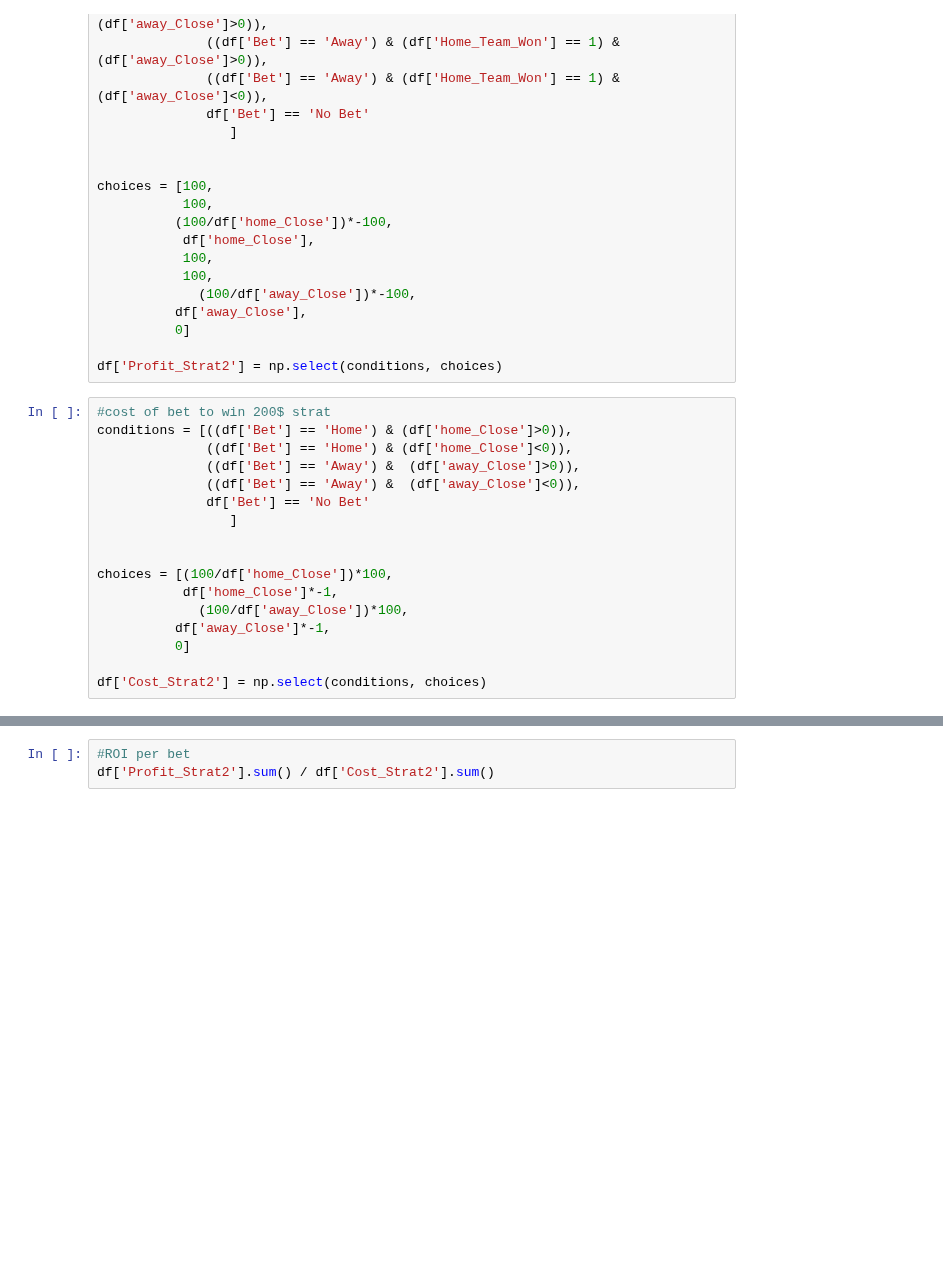
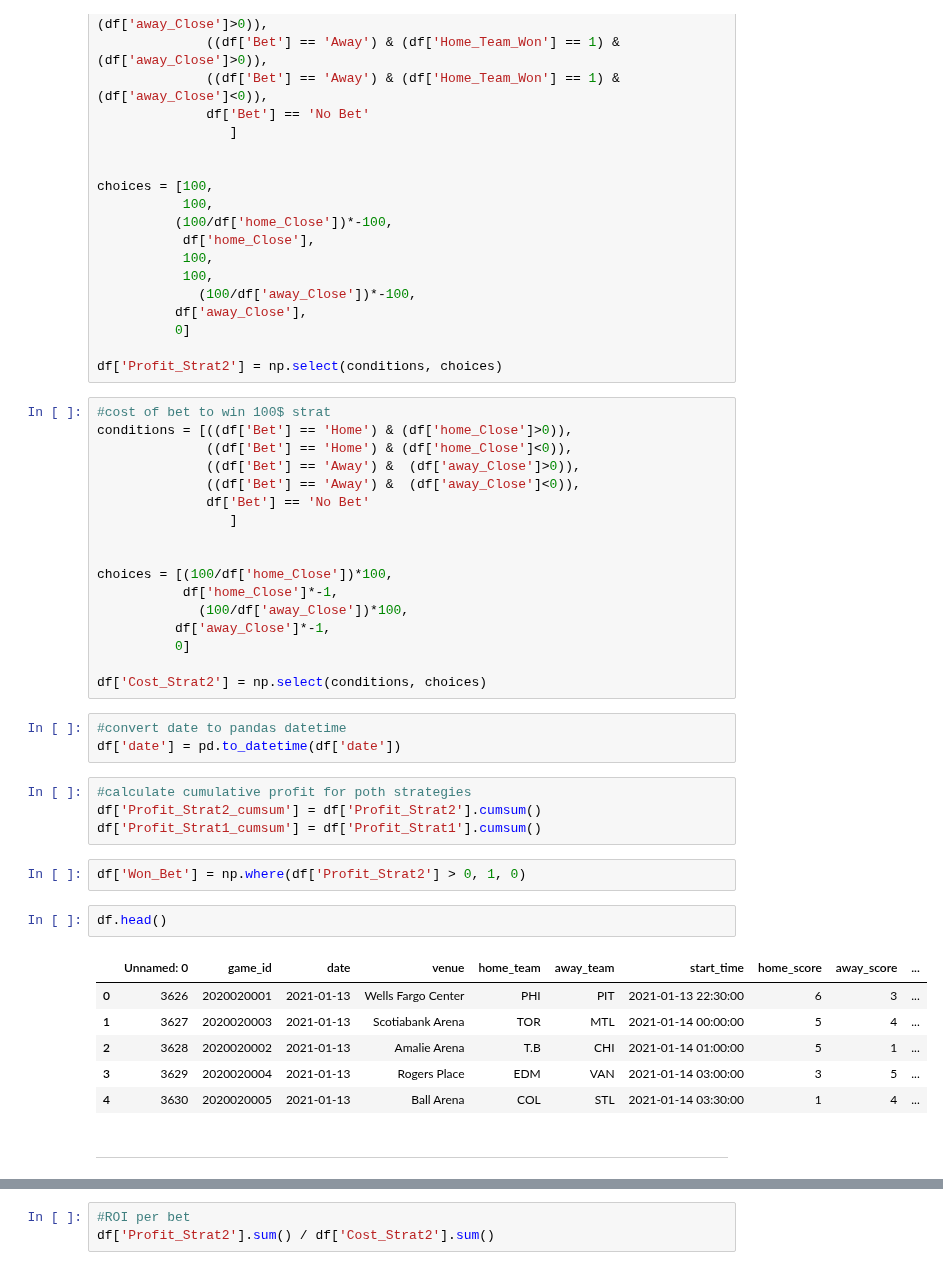
Before and after one commit to gschwaeb/NHL_Game_Prediction, a Jupyter notebook: Comparison Against Book Lines.ipynb, the cells around one changed output, grey strips where cells are left out. Drawn from its saved outputs; the diff is of its cells as text; blank space fills up the shorter version.

```diff
--- a/Comparison Against Book Lines.ipynb
+++ b/Comparison Against Book Lines.ipynb
@@ -222,7 +177,7 @@ choices = [100,
 
 df['Profit_Strat2'] = np.select(conditions, choices)
 # %%
-#cost of bet to win 200$ strat
+#cost of bet to win 100$ strat
 conditions = [((df['Bet'] == 'Home') & (df['home_Close']>0)),
               ((df['Bet'] == 'Home') & (df['home_Close']<0)),
               ((df['Bet'] == 'Away') &  (df['away_Close']>0)),
@@ -238,3 +193,23 @@ choices = [(100/df['home_Close'])*100,
           0]
 
 df['Cost_Strat2'] = np.select(conditions, choices)
+# %%
+#convert date to pandas datetime
+df['date'] = pd.to_datetime(df['date'])
+# %%
+#calculate cumulative profit for poth strategies
+df['Profit_Strat2_cumsum'] = df['Profit_Strat2'].cumsum()
+df['Profit_Strat1_cumsum'] = df['Profit_Strat1'].cumsum()
+# %%
+df['Won_Bet'] = np.where(df['Profit_Strat2'] > 0, 1, 0)
+# %%
+df.head()
+# %% [output]
+|  | Unnamed: 0 | game_id | date | venue | home_team | away_team | start_time | home_score | away_score | ... |
+| 0 | 3626 | 2020020001 | 2021-01-13 | Wells Fargo Center | PHI | PIT | 2021-01-13 22:30:00 | 6 | 3 | ... |
+| 1 | 3627 | 2020020003 | 2021-01-13 | Scotiabank Arena | TOR | MTL | 2021-01-14 00:00:00 | 5 | 4 | ... |
+| 2 | 3628 | 2020020002 | 2021-01-13 | Amalie Arena | T.B | CHI | 2021-01-14 01:00:00 | 5 | 1 | ... |
+| 3 | 3629 | 2020020004 | 2021-01-13 | Rogers Place | EDM | VAN | 2021-01-14 03:00:00 | 3 | 5 | ... |
+| 4 | 3630 | 2020020005 | 2021-01-13 | Ball Arena | COL | STL | 2021-01-14 03:30:00 | 1 | 4 | ... |
+# %% [markdown]
+---
```
Also changed, not shown: parts of 22 cells of this notebook, 6 other files.
